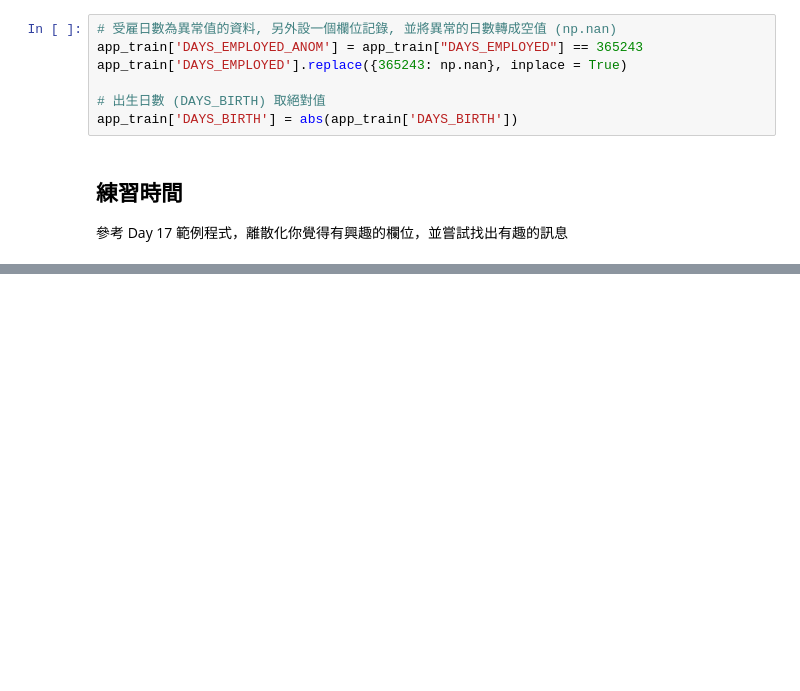
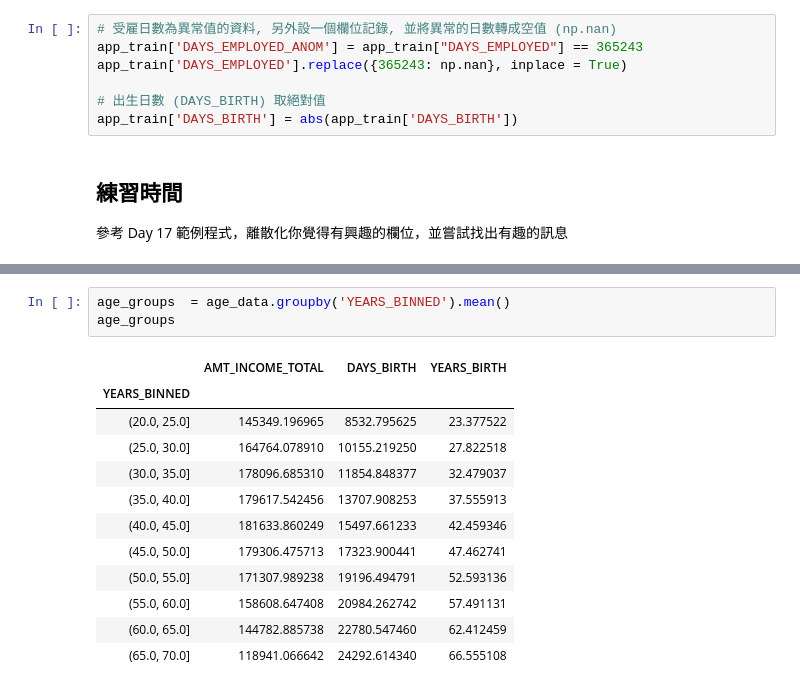
Before and after one commit to sammikuo/4th-ML100Days, a Jupyter notebook: Day_018_HW.ipynb, the cells around one changed output, grey strips where cells are left out. Drawn from its saved outputs; the diff is of its cells as text; blank space fills up the shorter version.

```diff
--- a/Day_018_HW.ipynb
+++ b/Day_018_HW.ipynb
@@ -79,0 +113,16 @@ plt.title('Failure to Repay by Age Group');
+# %%
+age_groups  = age_data.groupby('YEARS_BINNED').mean()
+age_groups
+# %% [output]
+|  | AMT_INCOME_TOTAL | DAYS_BIRTH | YEARS_BIRTH |
+| YEARS_BINNED |  |  |  |
+| (20.0, 25.0] | 145349.196965 | 8532.795625 | 23.377522 |
+| (25.0, 30.0] | 164764.078910 | 10155.219250 | 27.822518 |
+| (30.0, 35.0] | 178096.685310 | 11854.848377 | 32.479037 |
+| (35.0, 40.0] | 179617.542456 | 13707.908253 | 37.555913 |
+| (40.0, 45.0] | 181633.860249 | 15497.661233 | 42.459346 |
+| (45.0, 50.0] | 179306.475713 | 17323.900441 | 47.462741 |
+| (50.0, 55.0] | 171307.989238 | 19196.494791 | 52.593136 |
+| (55.0, 60.0] | 158608.647408 | 20984.262742 | 57.491131 |
+| (60.0, 65.0] | 144782.885738 | 22780.547460 | 62.412459 |
+| (65.0, 70.0] | 118941.066642 | 24292.614340 | 66.555108 |
```
Also changed, not shown: parts of 3 cells of this notebook.
